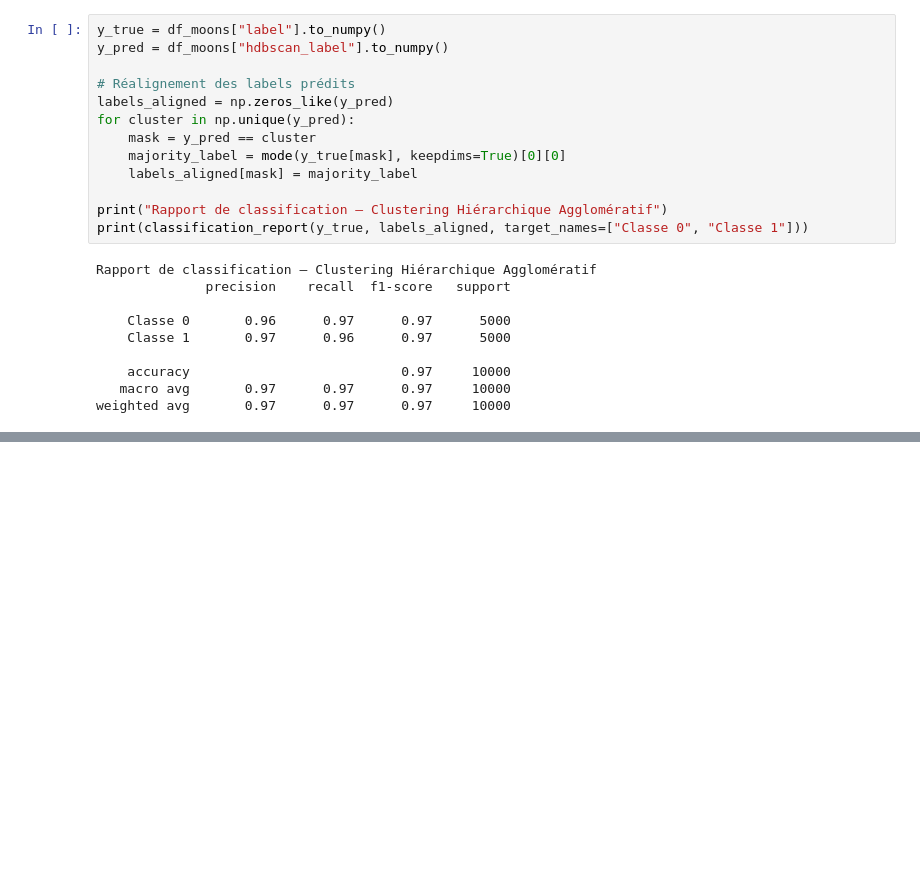
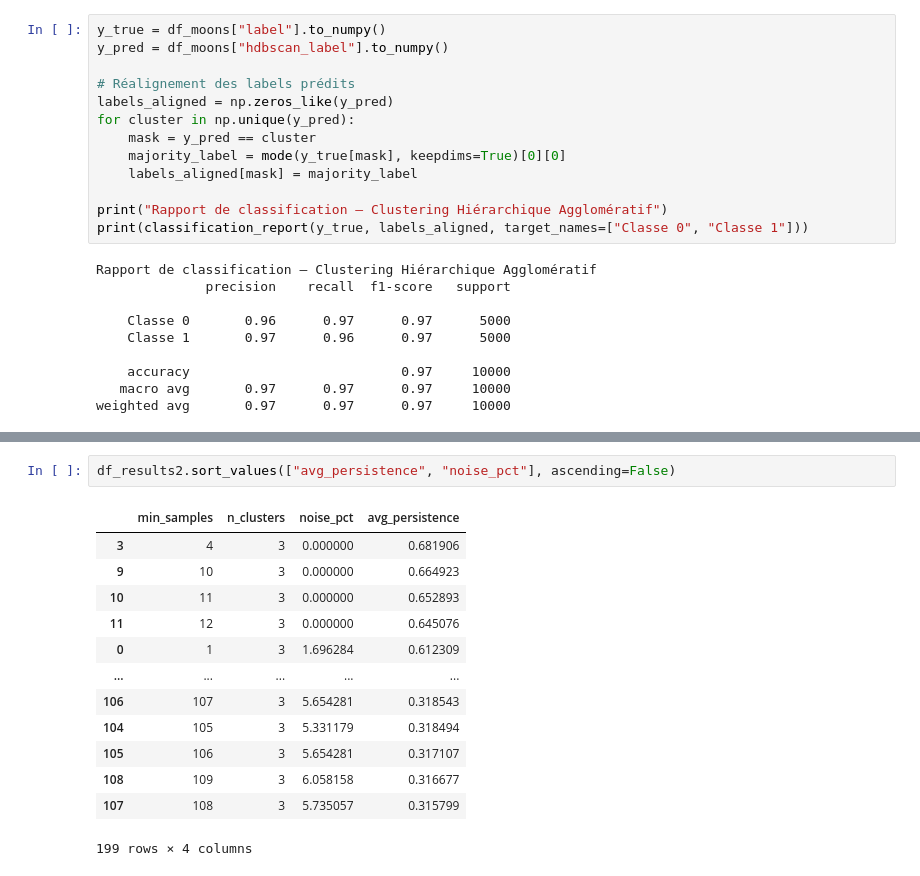
Before and after one commit to anasselbasra/hierarchical-clustering-with-llm-annotation_v2, a Jupyter notebook: Thoughts/how_to_chooce_HDBSCAN_parameters.ipynb, the cells around one changed output, grey strips where cells are left out. Drawn from its saved outputs; the diff is of its cells as text; blank space fills up the shorter version.

```diff
--- a/Thoughts/how_to_chooce_HDBSCAN_parameters.ipynb
+++ b/Thoughts/how_to_chooce_HDBSCAN_parameters.ipynb
@@ -412,3 +331,19 @@ fig.update_yaxes(title_text='Persistance moyenne', secondary_y=True)
 
 # (4) Affichage
 fig.show()
+# %%
+df_results2.sort_values(["avg_persistence", "noise_pct"], ascending=False)
+# %% [output]
+|  | min_samples | n_clusters | noise_pct | avg_persistence |
+| 3 | 4 | 3 | 0.000000 | 0.681906 |
+| 9 | 10 | 3 | 0.000000 | 0.664923 |
+| 10 | 11 | 3 | 0.000000 | 0.652893 |
+| 11 | 12 | 3 | 0.000000 | 0.645076 |
+| 0 | 1 | 3 | 1.696284 | 0.612309 |
+| ... | ... | ... | ... | ... |
+| 106 | 107 | 3 | 5.654281 | 0.318543 |
+| 104 | 105 | 3 | 5.331179 | 0.318494 |
+| 105 | 106 | 3 | 5.654281 | 0.317107 |
+| 108 | 109 | 3 | 6.058158 | 0.316677 |
+| 107 | 108 | 3 | 5.735057 | 0.315799 |
+199 rows × 4 columns
```
Also changed, not shown: parts of 17 cells of this notebook.
